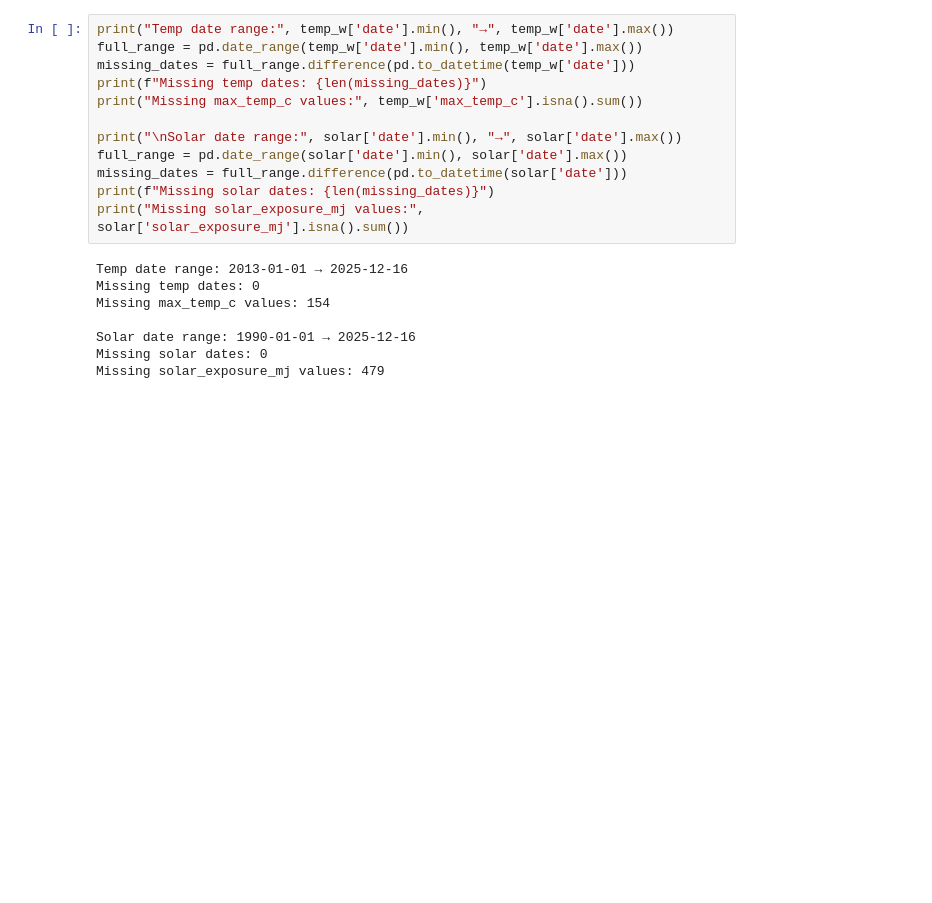
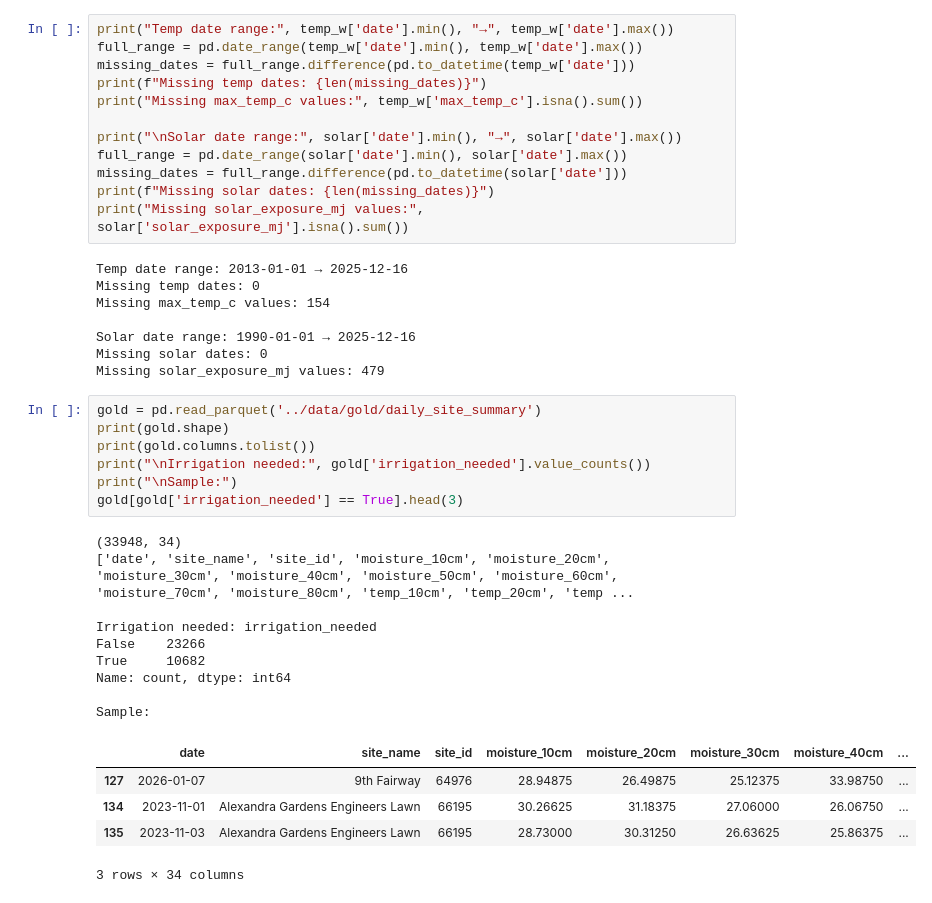
Before and after one commit to ElzTom/smart_farming_analytics, a Jupyter notebook: notebooks/explore_data.ipynb, the cells around one changed output. Saved outputs shown, nothing was run; the diff lists cells and outputs as text; blank space fills up the shorter version.

```diff
--- a/notebooks/explore_data.ipynb
+++ b/notebooks/explore_data.ipynb
@@ -540,3 +540,25 @@ Missing max_temp_c values: 154
 Solar date range: 1990-01-01 → 2025-12-16
 Missing solar dates: 0
 Missing solar_exposure_mj values: 479
+# %%
+gold = pd.read_parquet('../data/gold/daily_site_summary')
+print(gold.shape)
+print(gold.columns.tolist())
+print("\nIrrigation needed:", gold['irrigation_needed'].value_counts())
+print("\nSample:")
+gold[gold['irrigation_needed'] == True].head(3)
+# %% [output]
+(33948, 34)
+['date', 'site_name', 'site_id', 'moisture_10cm', 'moisture_20cm', 'moisture_30cm', 'moisture_40cm', 'moisture_50cm', 'moisture_60cm', 'moisture_70cm', 'moisture_80cm', 'temp_10cm', 'temp_20cm', 'temp ...
+
+Irrigation needed: irrigation_needed
+False    23266
+True     10682
+Name: count, dtype: int64
+
+Sample:
+|  | date | site_name | site_id | moisture_10cm | moisture_20cm | moisture_30cm | moisture_40cm | ... |
+| 127 | 2026-01-07 | 9th Fairway | 64976 | 28.94875 | 26.49875 | 25.12375 | 33.98750 | ... |
+| 134 | 2023-11-01 | Alexandra Gardens Engineers Lawn | 66195 | 30.26625 | 31.18375 | 27.06000 | 26.06750 | ... |
+| 135 | 2023-11-03 | Alexandra Gardens Engineers Lawn | 66195 | 28.73000 | 30.31250 | 26.63625 | 25.86375 | ... |
+3 rows × 34 columns
```
Also changed, not shown: parts of 7 cells of this notebook, 5 other files.
